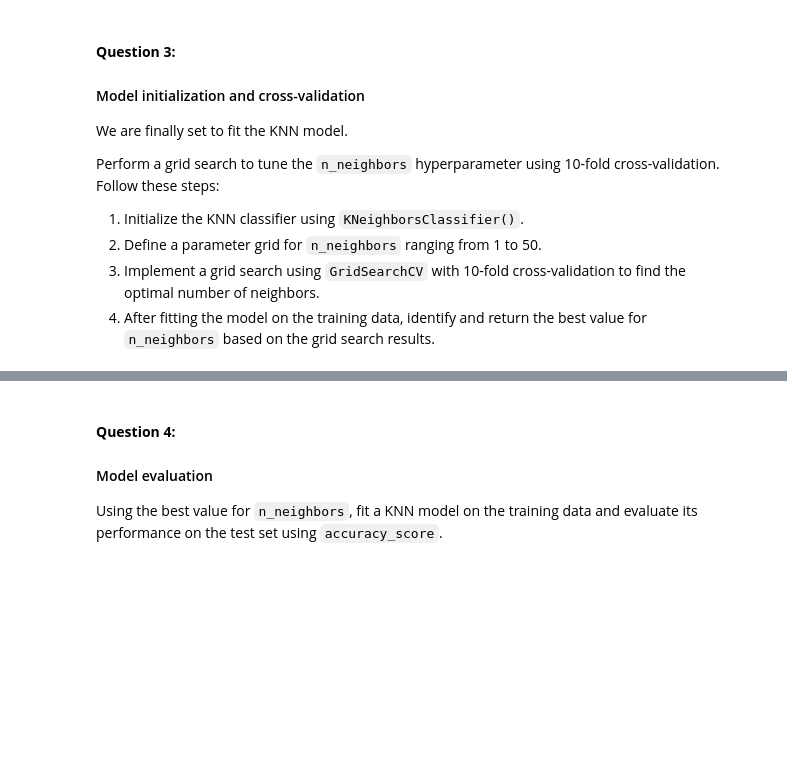
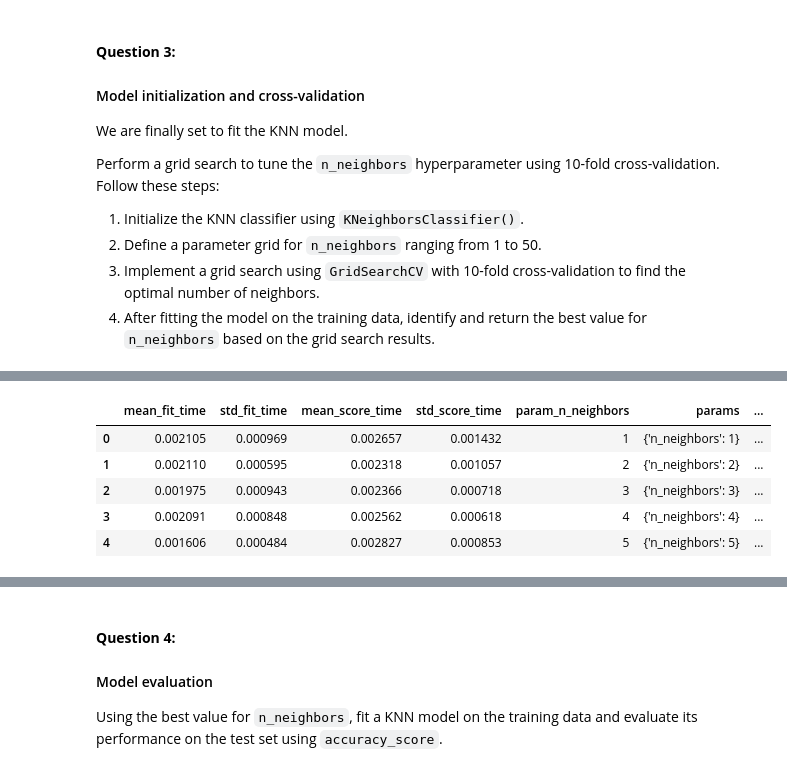
Before and after one commit to torontodeveloper/LCR, a Jupyter notebook: 02_activities/assignments/assignment_1.ipynb, the cells around one changed output, grey strips where cells are left out. Cells and saved outputs as stored; diff of their text form; code cells hidden in the pictures; blank space fills up the shorter version.

```diff
--- a/02_activities/assignments/assignment_1.ipynb
+++ b/02_activities/assignments/assignment_1.ipynb
@@ -275 +276,11 @@ GridSearchCV(cv=5, estimator=KNeighborsClassifier(),
              param_grid={'n_neighbors': range(1, 50)})
+# %%
+accuracy_grid = pd.DataFrame(classifier.cv_results_)
+accuracy_grid.head()
+# %% [output]
+|  | mean_fit_time | std_fit_time | mean_score_time | std_score_time | param_n_neighbors | params | ... |
+| 0 | 0.002105 | 0.000969 | 0.002657 | 0.001432 | 1 | {'n_neighbors': 1} | ... |
+| 1 | 0.002110 | 0.000595 | 0.002318 | 0.001057 | 2 | {'n_neighbors': 2} | ... |
+| 2 | 0.001975 | 0.000943 | 0.002366 | 0.000718 | 3 | {'n_neighbors': 3} | ... |
+| 3 | 0.002091 | 0.000848 | 0.002562 | 0.000618 | 4 | {'n_neighbors': 4} | ... |
+| 4 | 0.001606 | 0.000484 | 0.002827 | 0.000853 | 5 | {'n_neighbors': 5} | ... |
```
Also changed, not shown: parts of 7 cells of this notebook.
